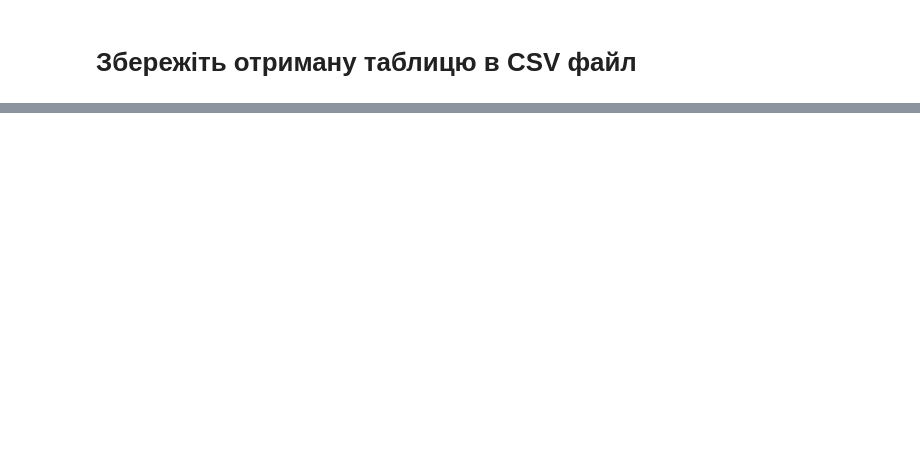
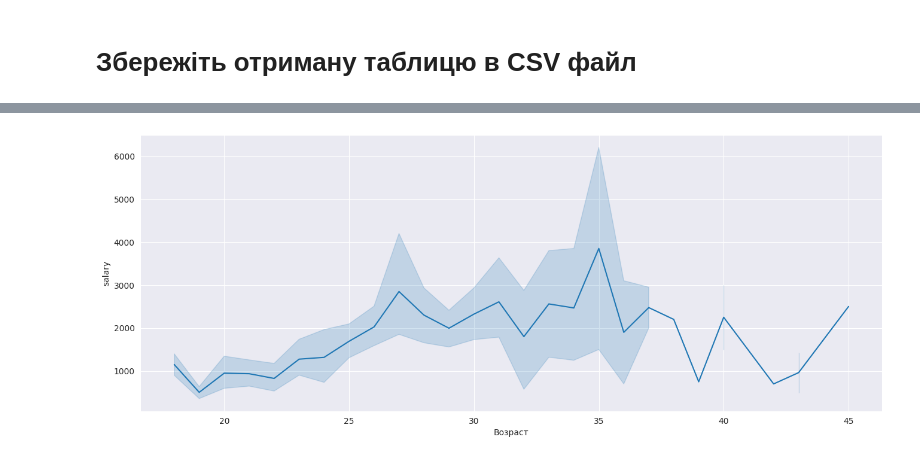
Before and after one commit to lexxai/goit_python_ds_hw_02, a Jupyter notebook: Hw2.2.ipynb, the cells around one changed output, grey strips where cells are left out. Saved outputs shown, nothing was run; the diff lists cells and outputs as text; code cells hidden in the pictures; blank space fills up the shorter version.

```diff
--- a/Hw2.2.ipynb
+++ b/Hw2.2.ipynb
@@ -413,0 +445,6 @@ time: 2 ms (started: 2024-01-06 17:09:54 +00:00)
+# %%
+plt.figure(figsize=(16,6))
+sns.lineplot(x='Возраст', y='salary', data=python_data)
+plt.show()
+# %% [output]
+[figure, added]
```
Also changed, not shown: parts of 35 cells of this notebook.
